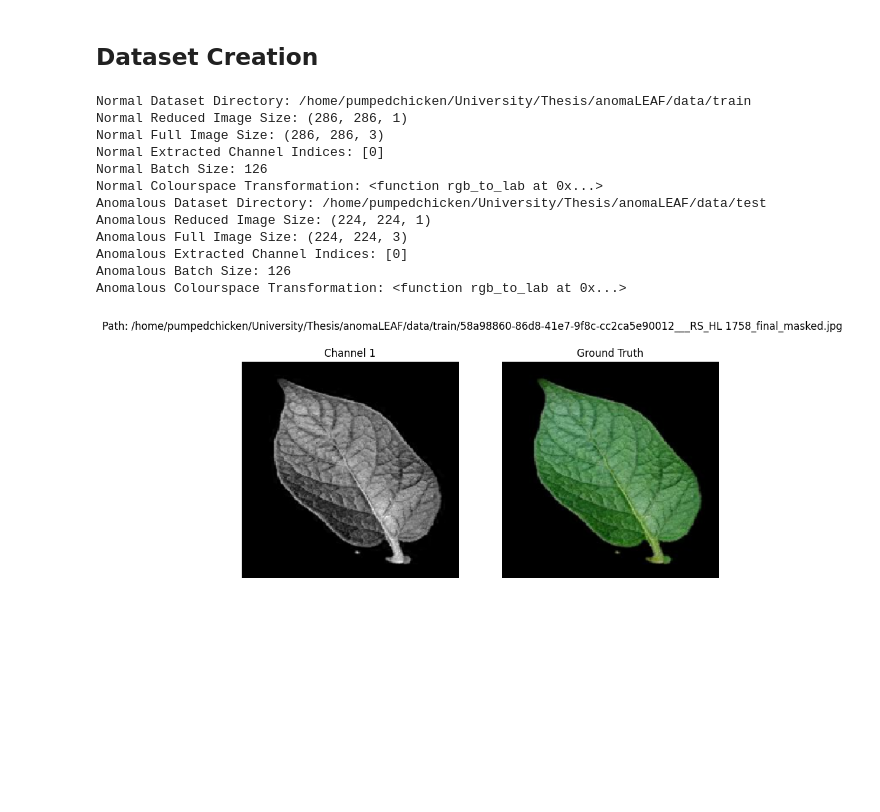
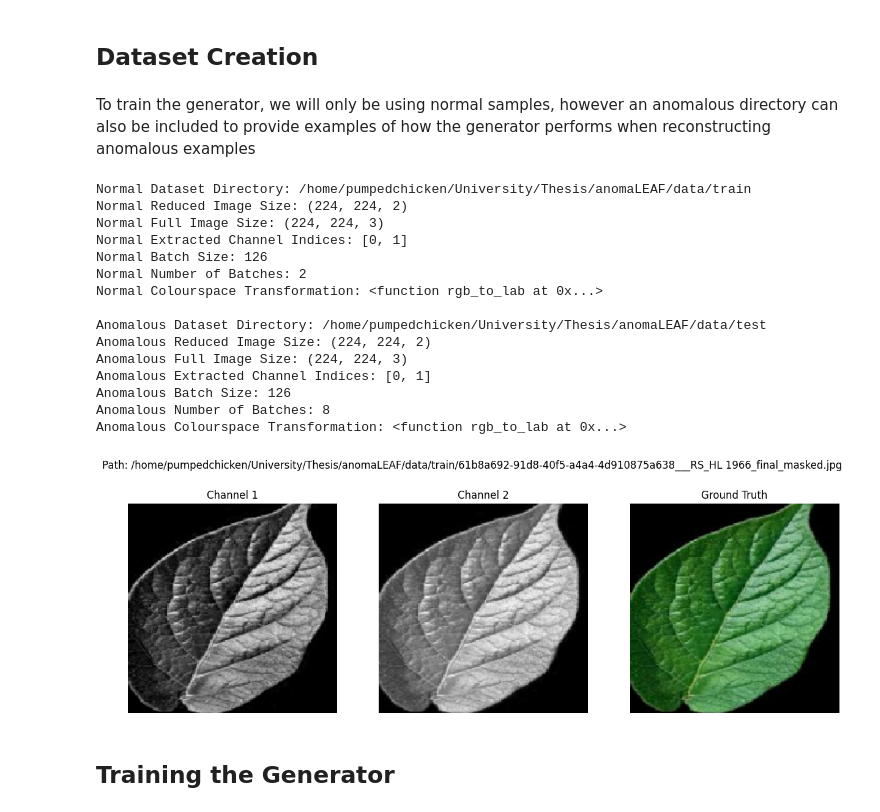
Before and after one commit to rccrisp/anomaLEAF, a Jupyter notebook: anomaLEAF.ipynb, the cells around one changed output. Saved outputs shown, nothing was run; the diff lists cells and outputs as text; code cells hidden in the pictures; blank space fills up the shorter version.

```diff
--- a/anomaLEAF.ipynb
+++ b/anomaLEAF.ipynb
@@ -94,47 +94,56 @@ We want to focus on reconstructing the colour of the image, regardless of lighti
 Now we know what reduced features will be using as input for our generator, we can begin to train the generator. The `anomaleaf` module contains helper functions to assist with this
 # %% [markdown]
 ## Dataset Creation
+# %% [markdown]
+To train the generator, we will only be using normal samples, however an anomalous directory can also be included to provide examples of how the generator performs when reconstructing anomalous examples
 # %%
 dataset = dataset_loader.Dataset(normal_dir='/home/pumpedchicken/University/Thesis/anomaLEAF/data/train',
                                   anomalous_dir='/home/pumpedchicken/University/Thesis/anomaLEAF/data/test',
-                                  colourspace_transformation = tfio.experimental.color.rgb_to_lab, batch_size = 126, channels=[0])
+                                  colourspace_transformation = tfio.experimental.color.rgb_to_lab, img_size = 256, batch_size = 126, channels=[0,1])
 # %% [output]
 Normal Dataset Directory: /home/pumpedchicken/University/Thesis/anomaLEAF/data/train
-Normal Reduced Image Size: (286, 286, 1)
-Normal Full Image Size: (286, 286, 3)
-Normal Extracted Channel Indices: [0]
+Normal Reduced Image Size: (224, 224, 2)
+Normal Full Image Size: (224, 224, 3)
+Normal Extracted Channel Indices: [0, 1]
 Normal Batch Size: 126
+Normal Number of Batches: 2
 Normal Colourspace Transformation: <function rgb_to_lab at 0x...>
+
 Anomalous Dataset Directory: /home/pumpedchicken/University/Thesis/anomaLEAF/data/test
-Anomalous Reduced Image Size: (224, 224, 1)
+Anomalous Reduced Image Size: (224, 224, 2)
 Anomalous Full Image Size: (224, 224, 3)
-Anomalous Extracted Channel Indices: [0]
+Anomalous Extracted Channel Indices: [0, 1]
 Anomalous Batch Size: 126
+Anomalous Number of Batches: 8
 Anomalous Colourspace Transformation: <function rgb_to_lab at 0x...>
 # %%
 for inpt, grnd_truth, path in dataset.normal_dataset.take(1):
+    inpt_size = inpt.shape[1:]
+    grnd_truth_size = grnd_truth.shape[1:]
     num_channels = inpt.shape[-1]
 
     # Calculate the number of subplots based on the number of channels
     num_subplots = num_channels + 1  # Add 1 for the ground truth
 
     fig, axes = plt.subplots(1, num_subplots, figsize=(5 * num_subplots, 5))
 
     # Plot each channel separately
     for i in range(num_channels):
         channel = inpt[0, ..., i]
         axes[i].imshow(channel.numpy(), cmap='gray')
         axes[i].set_title(f'Channel {i + 1}')
         axes[i].axis('off')
 
     # Display ground truth image
     axes[num_channels].imshow(grnd_truth[0] * 255)
     axes[num_channels].set_title("Ground Truth")
     axes[num_channels].axis("off")
 
     # Print the path above all images
     plt.suptitle("Path: " + path[0].numpy().decode("utf-8"))
 
     plt.show()
 # %% [output]
-[figure, old version]
+[figure, new version]
+# %% [markdown]
+## Training the Generator
```
Also changed, not shown: parts of 5 cells of this notebook, 2 other files.
